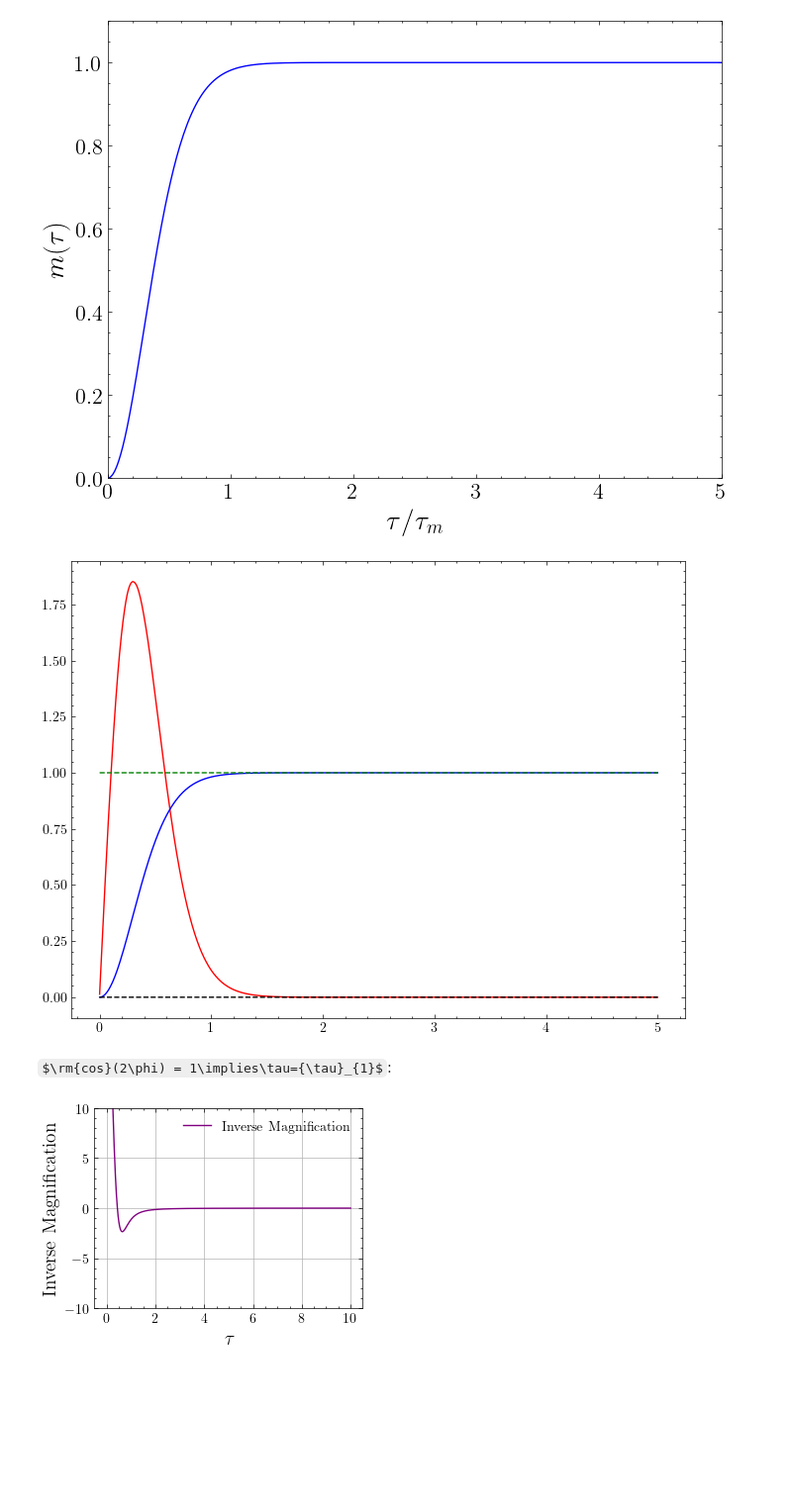
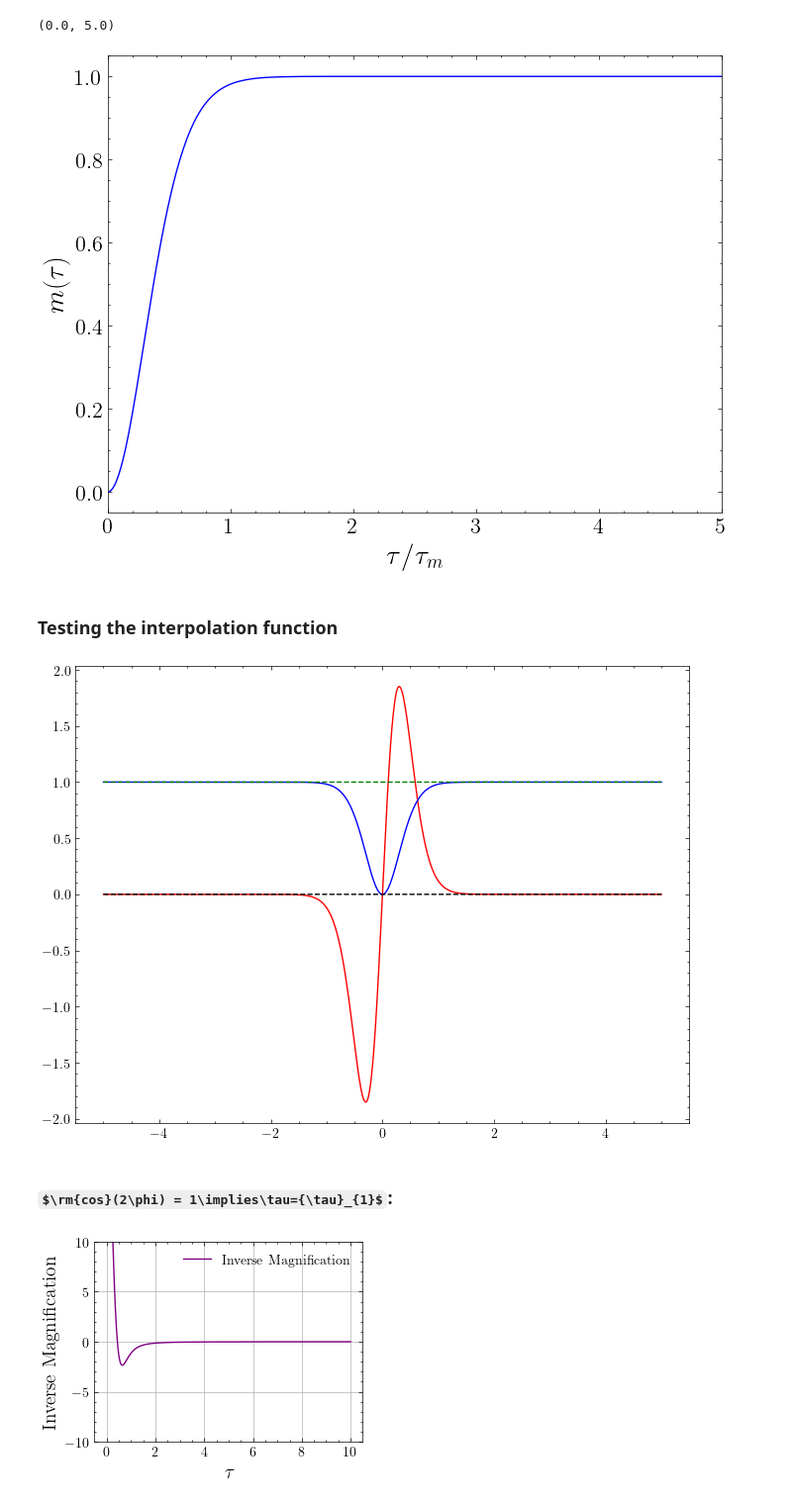
Before and after one commit to bencrossey/microcaustics_EDOs, a Jupyter notebook: boson_stars_caustics.ipynb, the cells around one changed output. Shown at 99% size. Cells and saved outputs as stored; diff of their text form; code cells hidden in the pictures; some formulas as TeX source; blank space fills up the shorter version.

```diff
--- a/boson_stars_caustics.ipynb
+++ b/boson_stars_caustics.ipynb
@@ -17,4 +15,7 @@ y = data.iloc[:,1]
 # %%
+x = data.iloc[:,0]
+y = data.iloc[:,1]
+
 plt.figure(figsize=(8, 6))
 plt.plot(x, y, label='Data', color='blue')
 plt.xlabel(r'$\tau/\tau_{m}$', fontsize = 20)
@@ -23,8 +24,7 @@ plt.ylabel(r'$m(\tau)$', fontsize=20)
 plt.tick_params(axis='both', labelsize=16)
 # plt.xscale('log')
 plt.xlim(0,5)
-plt.ylim(0,1.1)
-plt.show()
 # %% [output]
+(0.0, 5.0)
-[figure, old version]
+[figure, new version]
 # %%
@@ -36,23 +57,33 @@ def m(mtau,tau_m=1.0): #mtau Pandas DataFrame, tau_m consant
 
 def m_prime(m,tau):
     return derivative(m, tau, maxiter=2, order=3)
-# %%
-m_tau_m_1 = m(data,1)
-
-m_prime_m_1 = []
-for tau in data.iloc[:,0]:
-    m_prime_m_1.append(m_prime(m_tau_m_1, tau).df)
-
-m_prime_m_1 = interp1d(data.iloc[:,0], m_prime_m_1, kind='cubic', fill_value='extrapolate')
+# %% [markdown]
+### Testing the interpolation function
+# %%
+# Get positive τ values from data (should be strictly > 0)
+tau_pos = data.iloc[:, 0].values
+
+# Create the mass function m(τ) with τ_m = 1
+m_tau_m_1 = m(data, tau_m=1)
+
+# Compute m'(τ) at positive τ
+m_prime_vals_pos = [m_prime(m_tau_m_1, tau).df for tau in tau_pos]
+
+# Construct full τ and m' arrays: use odd symmetry for m'(τ)
+tau_all = np.concatenate([-tau_pos[::-1], tau_pos])  # From negative to positive
+m_prime_all = np.concatenate([-np.array(m_prime_vals_pos)[::-1], m_prime_vals_pos])
+
+# Create interpolator over symmetric domain
+m_prime_m_1 = interp1d(tau_all, m_prime_all, kind='cubic', fill_value='extrapolate')
 # %%
 plt.figure(figsize=(8, 6))
-plt.plot(np.linspace(0, 5, 10000), m_prime_m_1(np.linspace(0,5,10000)), label=r"$m'(\tau)$", color='red')
-plt.plot(np.linspace(0, 5, 10000), m_tau_m_1(np.linspace(0, 5, 10000)), label=r"$m(\tau)$", color='blue')
+plt.plot(np.linspace(-5, 5, 10000), m_prime_m_1(np.linspace(-5,5,10000)), label=r"$m'(\tau)$", color='red')
+plt.plot(np.linspace(-5, 5, 10000), m_tau_m_1(np.linspace(-5, 5, 10000)), label=r"$m(\tau)$", color='blue')
 # plt.xlim(0,1)
-plt.plot(np.linspace(0,5,10000), np.ones(10000), color = 'green', linestyle = '--')
-plt.plot(np.linspace(0,5,10000), np.zeros(10000), color = 'black', linestyle = '--')
+plt.plot(np.linspace(-5,5,10000), np.ones(10000), color = 'green', linestyle = '--')
+plt.plot(np.linspace(-5,5,10000), np.zeros(10000), color = 'black', linestyle = '--')
 plt.show()
 # %% [output]
-[figure, old version]
+[figure, new version]
 # %% [markdown]
-$\rm{cos}(2\phi) = 1\implies\tau={\tau}_{1}$:
+### $\rm{cos}(2\phi) = 1\implies\tau={\tau}_{1}$:
```
Also changed, not shown: parts of 13 cells of this notebook.
